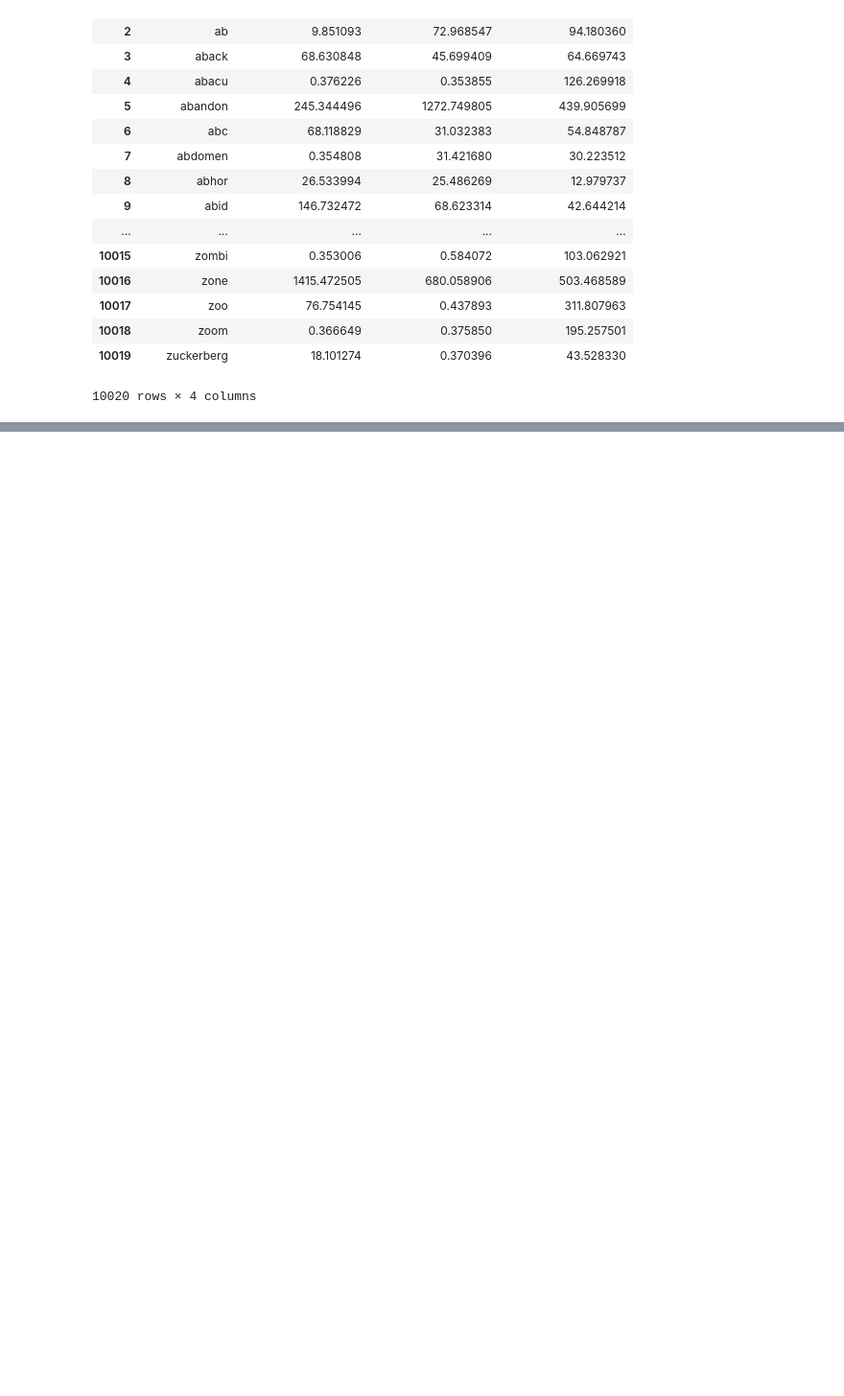
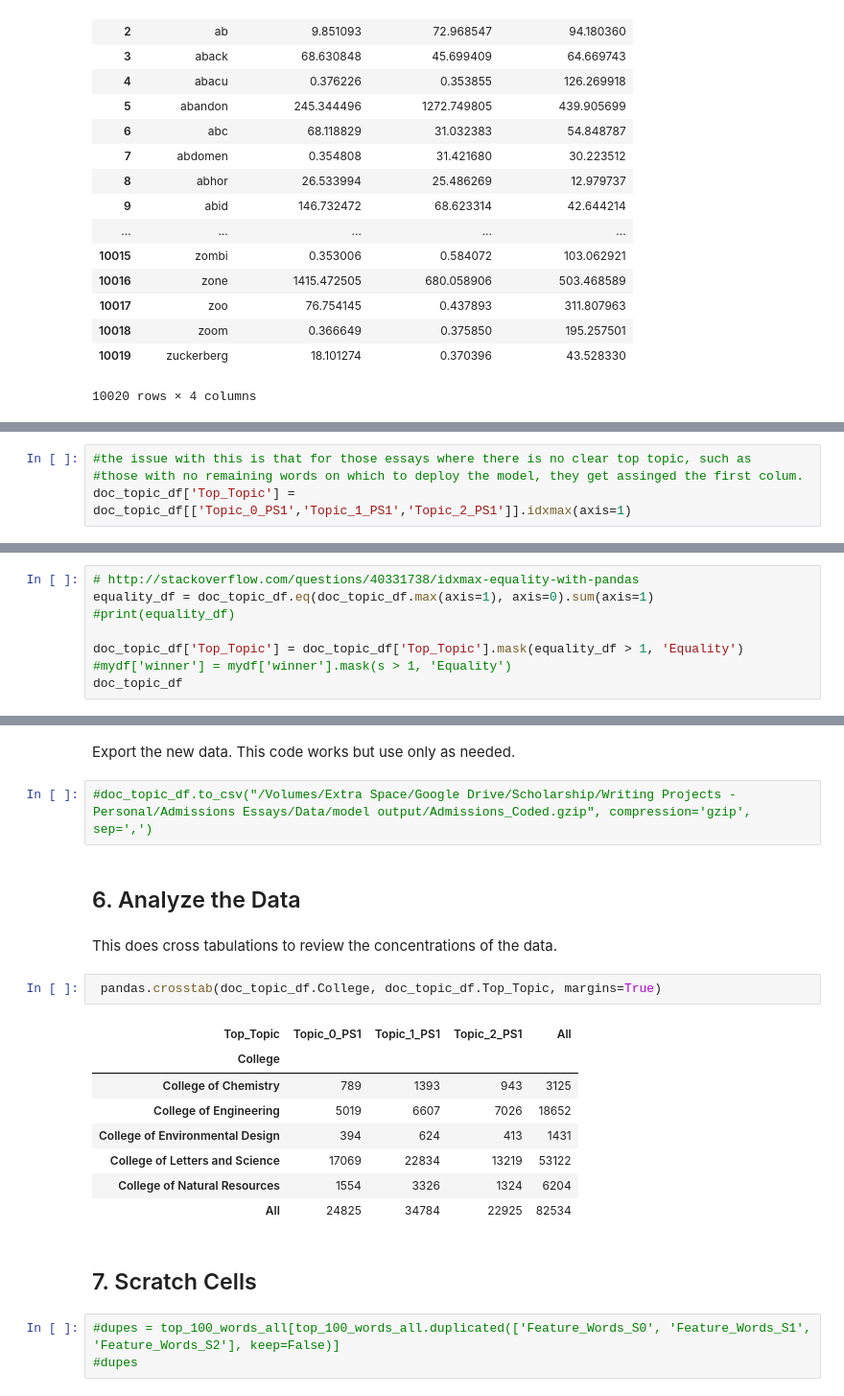
Before and after one commit to BeniamG/Admissions_Essays, a Jupyter notebook: Result_Analysis.ipynb, the cells around one changed output, grey strips where cells are left out. Shown at 96% size. Saved outputs shown, nothing was run; the diff lists cells and outputs as text; blank space fills up the shorter version.

```diff
--- a/Result_Analysis.ipynb
+++ b/Result_Analysis.ipynb
@@ -117,0 +357,4 @@ doc_topic_df_short
+# %%
+#the issue with this is that for those essays where there is no clear top topic, such as
+#those with no remaining words on which to deploy the model, they get assinged the first colum.
+doc_topic_df['Top_Topic'] = doc_topic_df[['Topic_0_PS1','Topic_1_PS1','Topic_2_PS1']].idxmax(axis=1)
@@ -117,0 +363,8 @@ doc_topic_df_short
+# %%
+# http://stackoverflow.com/questions/40331738/idxmax-equality-with-pandas
+equality_df = doc_topic_df.eq(doc_topic_df.max(axis=1), axis=0).sum(axis=1)
+#print(equality_df)
+
+doc_topic_df['Top_Topic'] = doc_topic_df['Top_Topic'].mask(equality_df > 1, 'Equality')
+#mydf['winner'] = mydf['winner'].mask(s > 1, 'Equality')
+doc_topic_df
@@ -117,0 +397,24 @@ doc_topic_df_short
+# %% [markdown]
+Export the new data.  This code works but use only as needed.
+# %%
+#doc_topic_df.to_csv("/Volumes/Extra Space/Google Drive/Scholarship/Writing Projects - Personal/Admissions Essays/Data/model output/Admissions_Coded.gzip", compression='gzip', sep=',')
+# %% [markdown]
+## 6. Analyze the Data
+# %% [markdown]
+This does cross tabulations to review the concentrations of the data.
+# %%
+ pandas.crosstab(doc_topic_df.College, doc_topic_df.Top_Topic, margins=True)
+# %% [output]
+| Top_Topic | Topic_0_PS1 | Topic_1_PS1 | Topic_2_PS1 | All |
+| College |  |  |  |  |
+| College of Chemistry | 789 | 1393 | 943 | 3125 |
+| College of Engineering | 5019 | 6607 | 7026 | 18652 |
+| College of Environmental Design | 394 | 624 | 413 | 1431 |
+| College of Letters and Science | 17069 | 22834 | 13219 | 53122 |
+| College of Natural Resources | 1554 | 3326 | 1324 | 6204 |
+| All | 24825 | 34784 | 22925 | 82534 |
+# %% [markdown]
+## 7. Scratch Cells
+# %%
+#dupes = top_100_words_all[top_100_words_all.duplicated(['Feature_Words_S0', 'Feature_Words_S1', 'Feature_Words_S2'], keep=False)]
+#dupes
```
Also changed, not shown: parts of 46 cells of this notebook.
